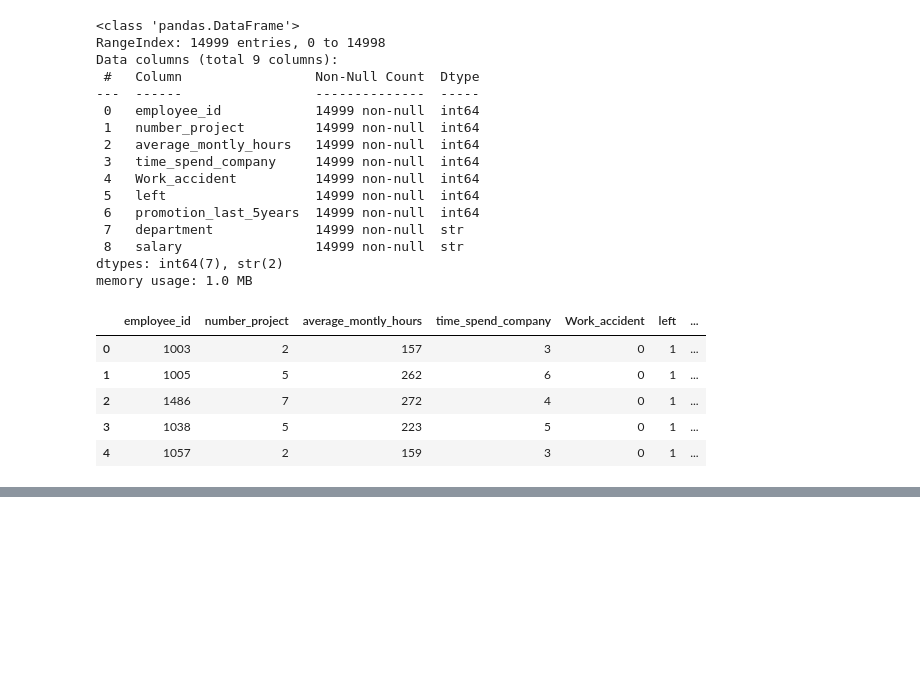
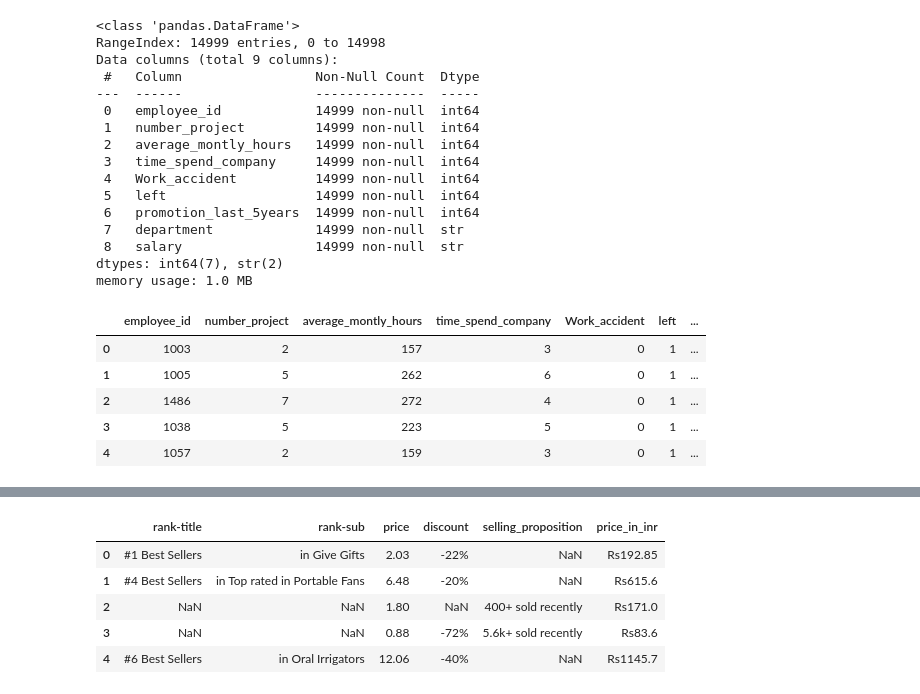
Before and after one commit to Ashuu189/python-libraries-pro, a Jupyter notebook: pandas.ipynb, the cells around one changed output, grey strips where cells are left out. Drawn from its saved outputs; the diff is of its cells as text; code cells hidden in the pictures; blank space fills up the shorter version.

```diff
--- a/pandas.ipynb
+++ b/pandas.ipynb
@@ -742,0 +745,24 @@ NameError: name 'hr' is not defined
+# %%
+appliances['price']=appliances['price'].str.strip('$')
+
+appliances['price']=appliances['price'].str.replace(',','')
+
+appliances['price'].unique()
+
+appliances['price']=appliances['price'].astype(float)
+# %%
+price=[]
+for i in appliances['price']:
+    output= 'Rs'+str(i*95)
+    price.append(output)
+
+appliances['price_in_inr']=price
+# %%
+appliances.head()
+# %% [output]
+|  | rank-title | rank-sub | price | discount | selling_proposition | price_in_inr |
+| 0 | #1 Best Sellers | in Give Gifts | 2.03 | -22% | NaN | Rs192.85 |
+| 1 | #4 Best Sellers | in Top rated in Portable Fans | 6.48 | -20% | NaN | Rs615.6 |
+| 2 | NaN | NaN | 1.80 | NaN | 400+ sold recently | Rs171.0 |
+| 3 | NaN | NaN | 0.88 | -72% | 5.6k+ sold recently | Rs83.6 |
+| 4 | #6 Best Sellers | in Oral Irrigators | 12.06 | -40% | NaN | Rs1145.7 |
```
Also changed, not shown: parts of 19 cells of this notebook, 3 other files.
